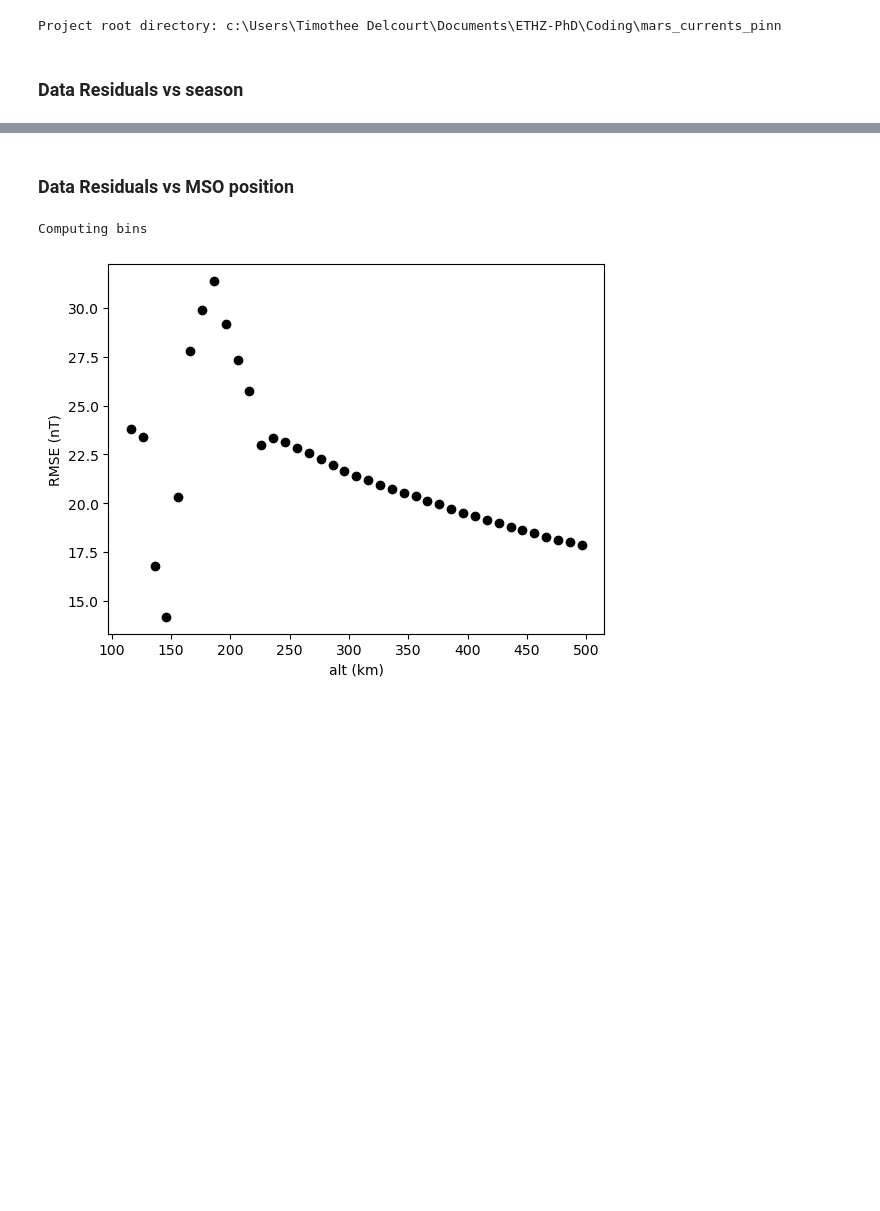
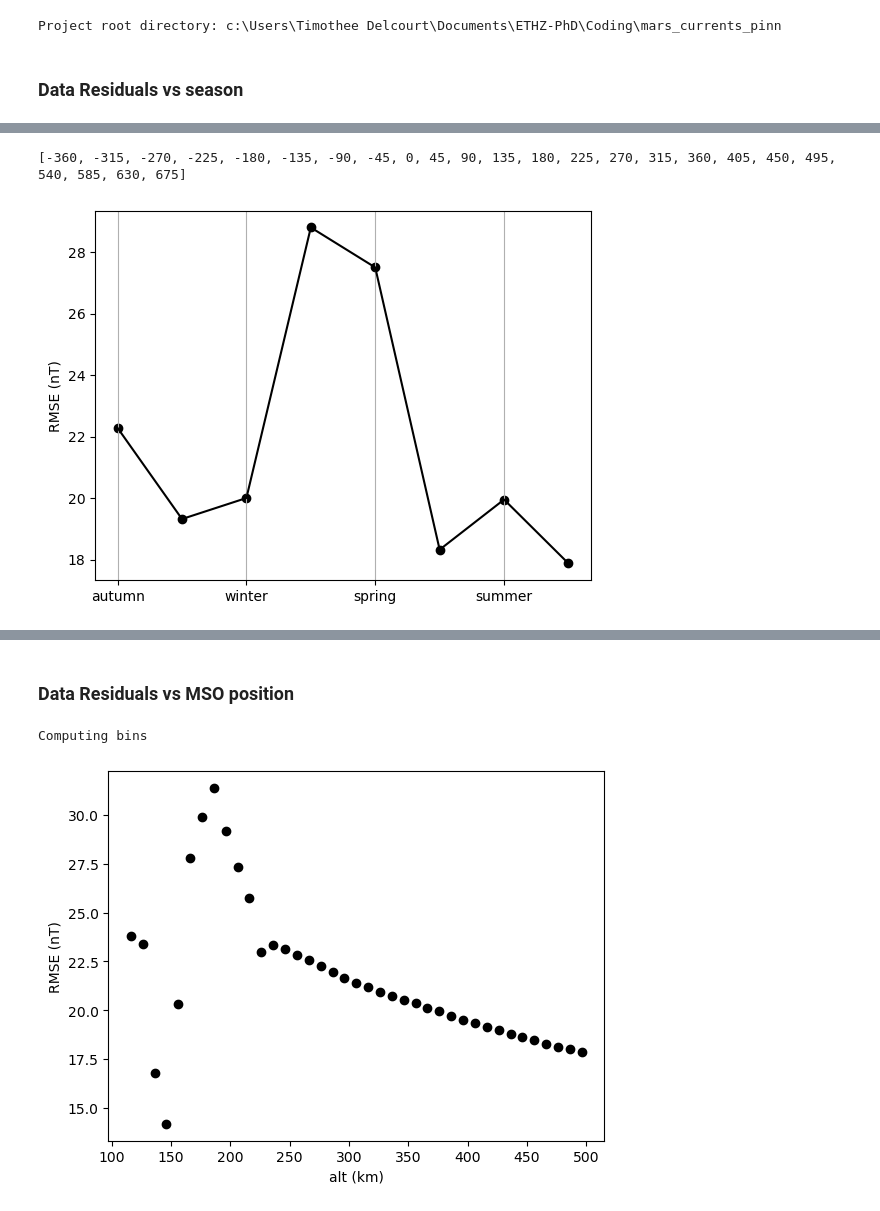
Before and after one commit to TimotheeDelcourt/mars_currents_pinn, a Jupyter notebook: scripts/playground.ipynb, the cells around one changed output, grey strips where cells are left out. Saved outputs shown, nothing was run; the diff lists cells and outputs as text; code cells hidden in the pictures; blank space fills up the shorter version.

```diff
--- a/scripts/playground.ipynb
+++ b/scripts/playground.ipynb
@@ -39,13 +39,13 @@ def compute_seasonal_mse(season):
         prediction_df = pd.read_csv(f'predictions/data/PINN_MSO_ensemble_models_1to31_{season}_data_500km.csv',usecols=['Br','Bt','Bp'])
     B_pred = np.sqrt(prediction_df['Br'].values**2 + prediction_df['Bt'].values**2 + prediction_df['Bp'].values**2)
     del prediction_df
-    mse = np.sqrt((B_obs-B_pred)**2)
-
+    mse = np.mean((B_obs-B_pred)**2)
+    print(f'MSE = {mse:.1f}')
     return mse
 
 
 seasons_str = ['spring','spring_summer','summer','summer_autumn','autumn','autumn_winter','winter','winter_spring']
-seasons_ls = np.arange(0, 360, 45)
+seasons_ls = list(np.arange(0, 360, 45))
 mses = []
 
 for season in seasons_str:
@@ -57,6 +71,35 @@ FileNotFoundError: [Errno 2] No such file or directory: 'predictions/data/PINN_M
+# %%
+seasons_ls = list(np.arange(0, 360, 45))
+
+def wrap(x):
+    if x[0] == 0:
+        # print(True)
+        return list(np.array(x)-360) + x + list(np.array(x)+360)
+    else:
+        return x+x+x
+
+season_str_2,mses_2, seasons_ls_2 = wrap(seasons_str),wrap(mses),wrap(seasons_ls)
+rmse = np.sqrt(mses_2)
+# %%
+print(seasons_ls_2)
+# %% [output]
+[-360, -315, -270, -225, -180, -135, -90, -45, 0, 45, 90, 135, 180, 225, 270, 315, 360, 405, 450, 495, 540, 585, 630, 675]
 # %%
+s = 4
 plt.figure()
-plt.plot(seasons_ls,mses,color='k')
-plt.scatter(seasons_ls,mses,color='k')
-plt.xticks(seasons_ls,seasons_str)
-plt.ylabel('MSE nT')
+plt.plot(seasons_ls_2[s:s+8],rmse[s:s+8],color='k')
+plt.scatter(seasons_ls_2[s:s+8],rmse[s:s+8],color='k')
+plt.xticks(seasons_ls_2[s:s+8:2],season_str_2[s:s+8:2])
+plt.ylabel('RMSE (nT)')
+plt.grid(axis = 'x')
+# plt.savefig(f'figures/residuals/RMSEvsSeason.png', dpi=300)
+
+# plt.figure()
+# plt.plot(seasons_ls_2[s:s+8],rmse[s:s+8],color='k')
+# plt.scatter(seasons_ls_2[s:s+8],rmse[s:s+8],color='k')
+# plt.xticks(seasons_ls_2[s:s+8:2],np.array(seasons_ls_2[s:s+8:2])%360)
+# plt.ylabel('RMSE (nT)')
+# plt.grid(axis = 'x')
+# plt.savefig(f'figures/residuals/RMSEvsLS.png', dpi=300)
+# %% [output]
+[figure, added]
```
Also changed, not shown: parts of 3 cells of this notebook, 4 other files.
